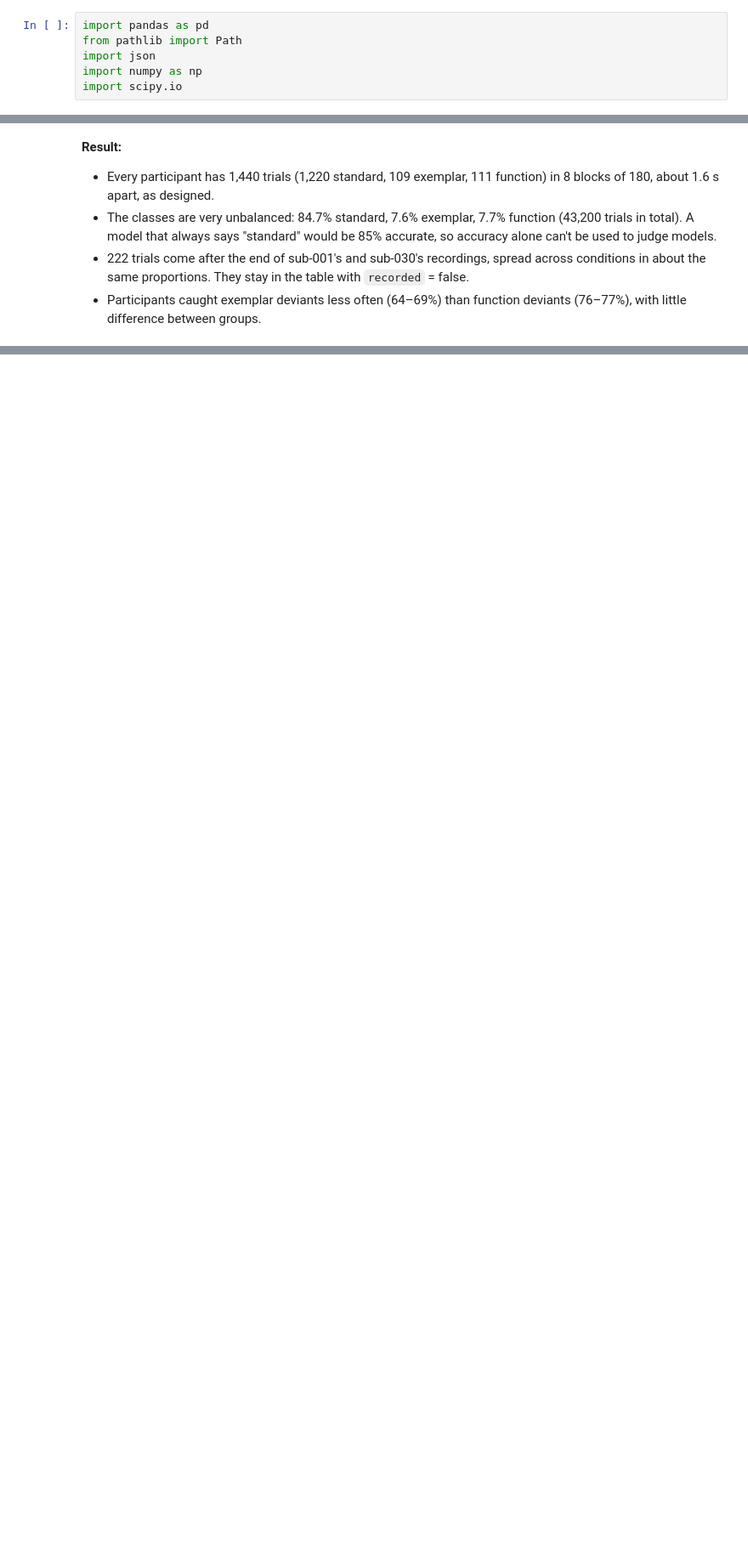
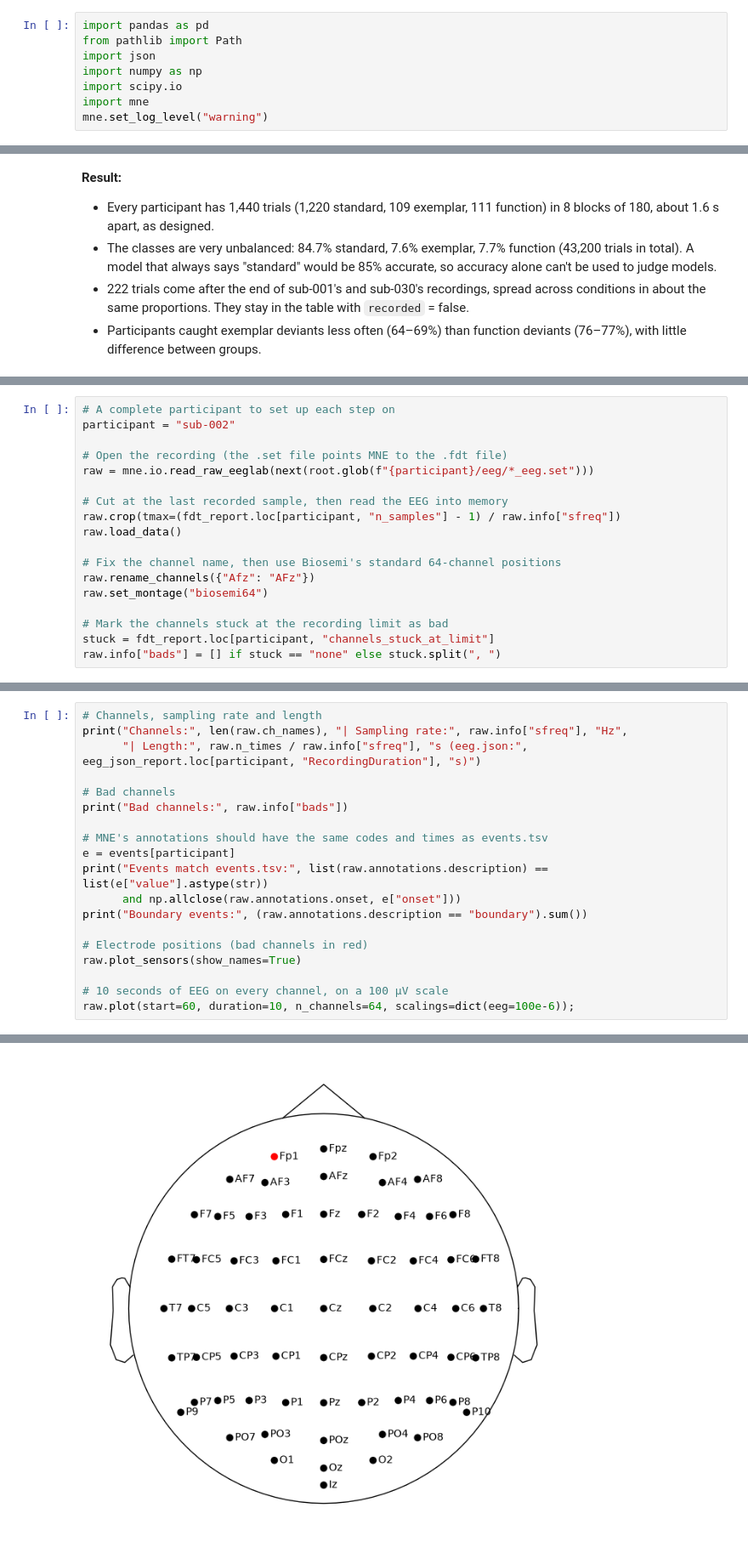
Before and after one commit to davisbone/Harmonic-EEG, a Jupyter notebook: MS2wranglingData.ipynb, the cells around one changed output, grey strips where cells are left out. Shown at 85% size. Drawn from its saved outputs; the diff is of its cells as text; blank space fills up the shorter version.

Commit message:
Added mne and explored a single participant in third step.

```diff
--- a/MS2wranglingData.ipynb
+++ b/MS2wranglingData.ipynb
@@ -90,6 +90,8 @@ from pathlib import Path
 import json
 import numpy as np
 import scipy.io
+import mne
+mne.set_log_level("warning")
 # %% [markdown]
 ### Load and summarize participant information
 
@@ -1020,0 +1063,18 @@ pd.crosstab(trials["condition"], trials["group"], values=trials["correct"], aggf
+# %%
+# A complete participant to set up each step on
+participant = "sub-002"
+
+# Open the recording (the .set file points MNE to the .fdt file)
+raw = mne.io.read_raw_eeglab(next(root.glob(f"{participant}/eeg/*_eeg.set")))
+
+# Cut at the last recorded sample, then read the EEG into memory
+raw.crop(tmax=(fdt_report.loc[participant, "n_samples"] - 1) / raw.info["sfreq"])
+raw.load_data()
+
+# Fix the channel name, then use Biosemi's standard 64-channel positions
+raw.rename_channels({"Afz": "AFz"})
+raw.set_montage("biosemi64")
+
+# Mark the channels stuck at the recording limit as bad
+stuck = fdt_report.loc[participant, "channels_stuck_at_limit"]
+raw.info["bads"] = [] if stuck == "none" else stuck.split(", ")
@@ -1020,0 +1088,20 @@ pd.crosstab(trials["condition"], trials["group"], values=trials["correct"], aggf
+# %%
+# Channels, sampling rate and length
+print("Channels:", len(raw.ch_names), "| Sampling rate:", raw.info["sfreq"], "Hz",
+      "| Length:", raw.n_times / raw.info["sfreq"], "s (eeg.json:", eeg_json_report.loc[participant, "RecordingDuration"], "s)")
+
+# Bad channels
+print("Bad channels:", raw.info["bads"])
+
+# MNE's annotations should have the same codes and times as events.tsv
+e = events[participant]
+print("Events match events.tsv:", list(raw.annotations.description) == list(e["value"].astype(str))
+      and np.allclose(raw.annotations.onset, e["onset"]))
+print("Boundary events:", (raw.annotations.description == "boundary").sum())
+
+# Electrode positions (bad channels in red)
+raw.plot_sensors(show_names=True)
+
+# 10 seconds of EEG on every channel, on a 100 µV scale
+raw.plot(start=60, duration=10, n_channels=64, scalings=dict(eeg=100e-6));
+# %% [output]
@@ -1020,0 +1112 @@ pd.crosstab(trials["condition"], trials["group"], values=trials["correct"], aggf
+[figure, added]
```
Also changed, not shown: parts of 8 cells of this notebook, 2 other files.
